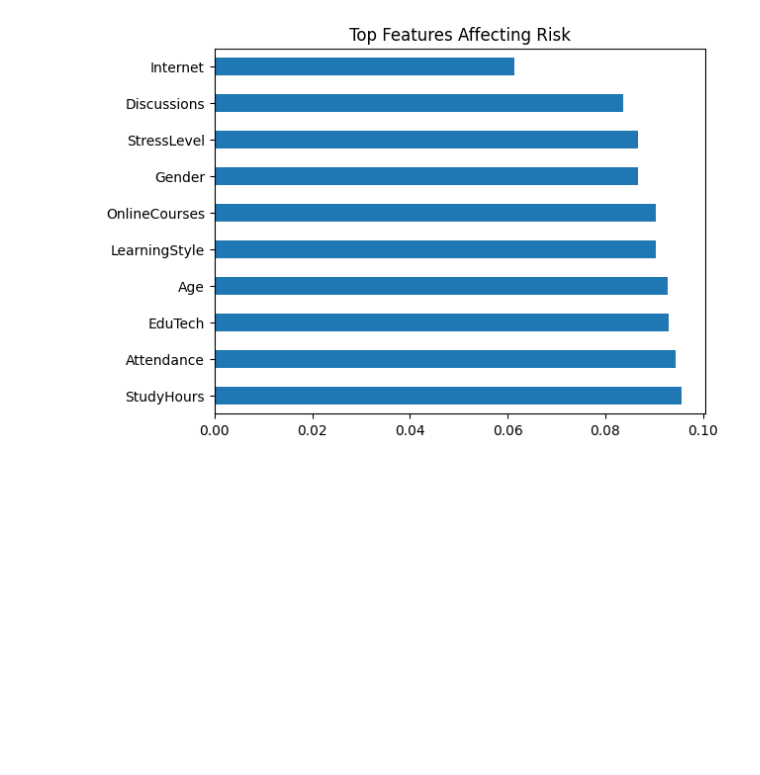
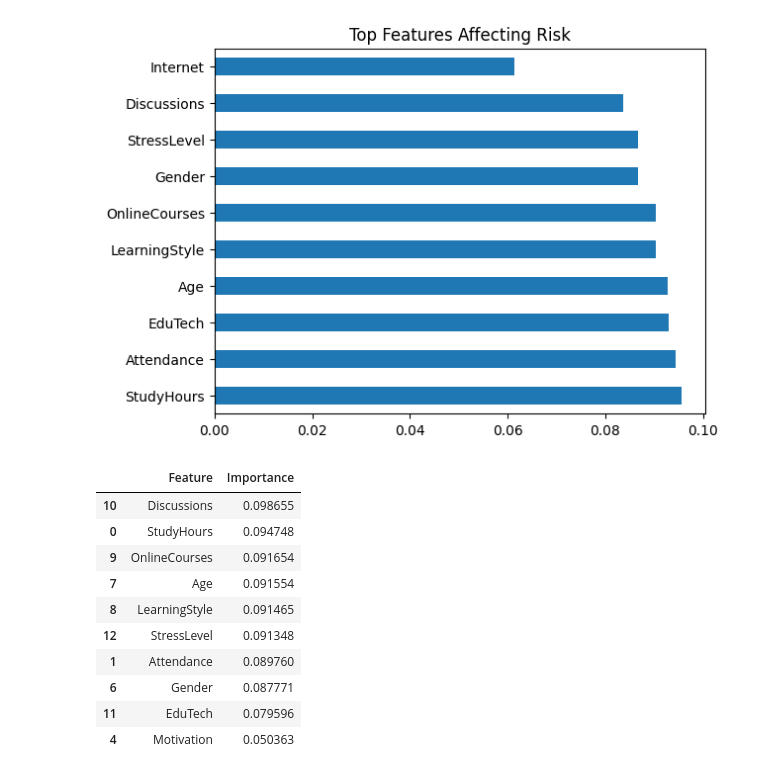
Before and after one commit to khadijaelewa/bachelorproject, a Jupyter notebook: enhancements2.ipynb, the cells around one changed output. Saved outputs shown, nothing was run; the diff lists cells and outputs as text; code cells hidden in the pictures; blank space fills up the shorter version.

```diff
--- a/enhancements2.ipynb
+++ b/enhancements2.ipynb
@@ -162,3 +253,22 @@ plt.title("Top Features Affecting Risk")
 plt.show()
 # %% [output]
 [figure]
+# %%
+feat_imp_df = pd.DataFrame({
+    'Feature': X.columns,
+    'Importance': best_model.feature_importances_
+}).sort_values(by='Importance', ascending=False)
+
+feat_imp_df.head(10)
+# %% [output]
+|  | Feature | Importance |
+| 10 | Discussions | 0.098655 |
+| 0 | StudyHours | 0.094748 |
+| 9 | OnlineCourses | 0.091654 |
+| 7 | Age | 0.091554 |
+| 8 | LearningStyle | 0.091465 |
+| 12 | StressLevel | 0.091348 |
+| 1 | Attendance | 0.089760 |
+| 6 | Gender | 0.087771 |
+| 11 | EduTech | 0.079596 |
+| 4 | Motivation | 0.050363 |
```
Also changed, not shown: parts of 23 cells of this notebook.
